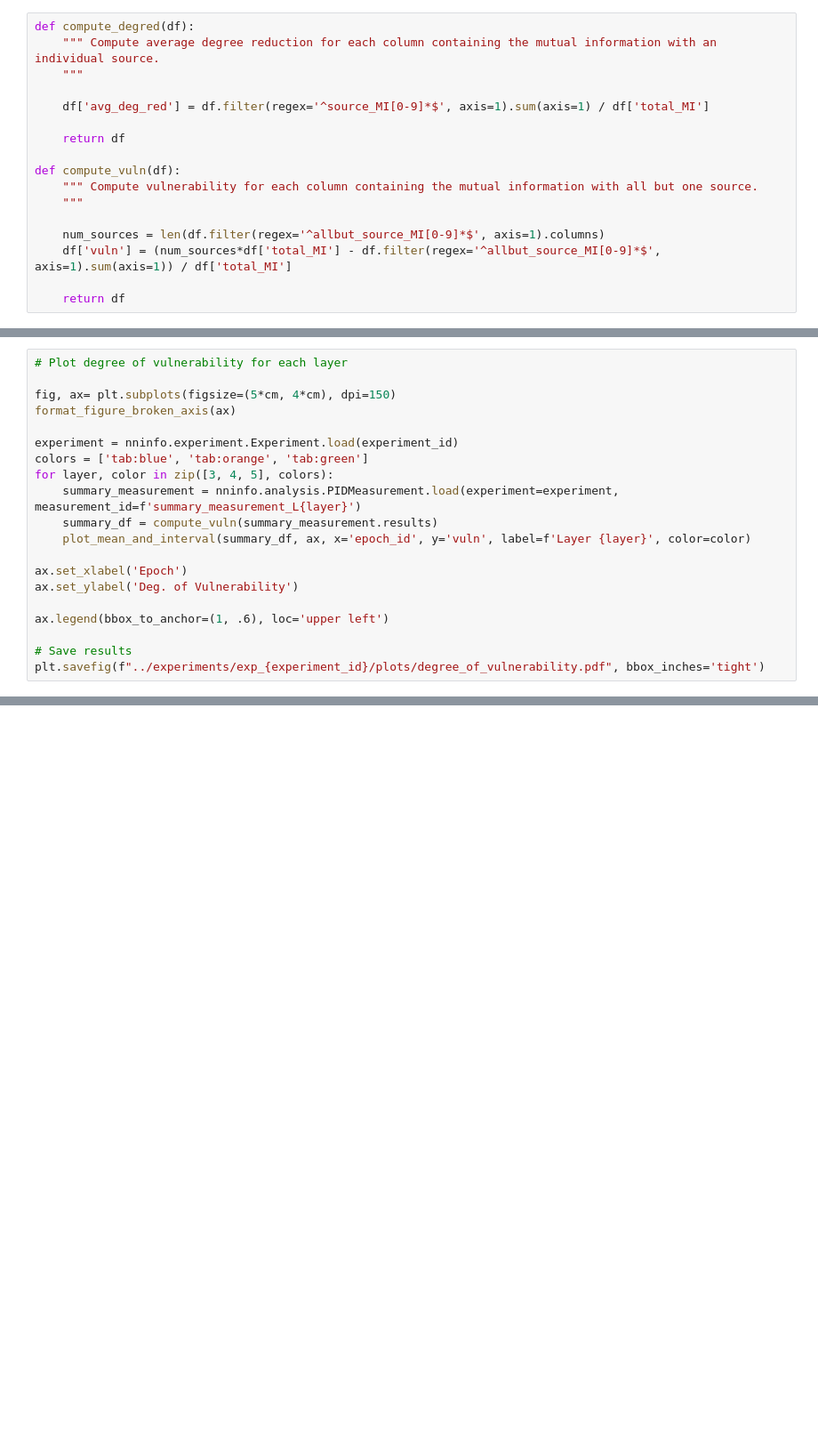
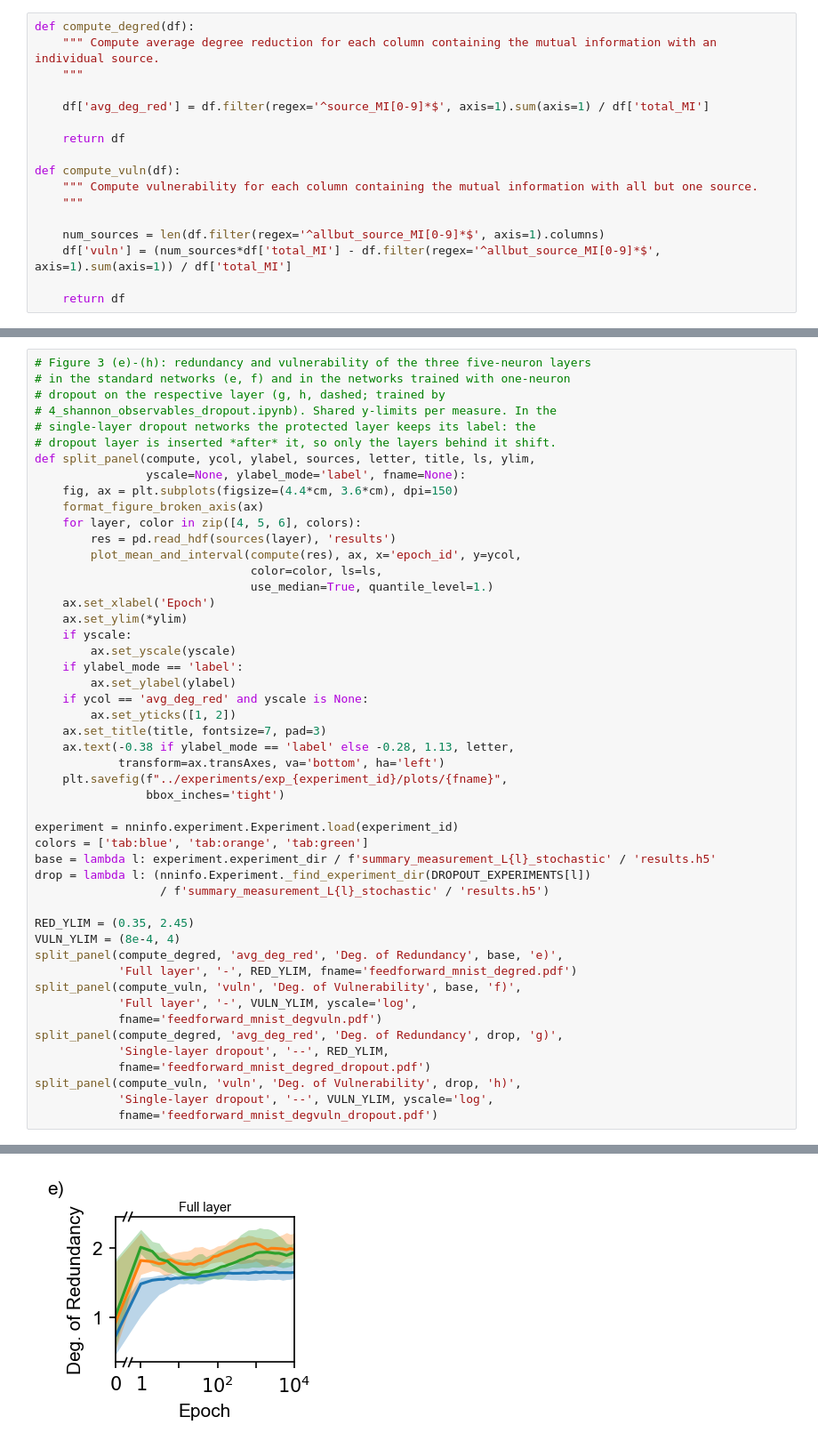
Before and after one commit to Priesemann-Group/nninfo, a Jupyter notebook: shannon_observables_scripts/1_shannon_observables_mnist.ipynb, the cells around one changed output, grey strips where cells are left out. Shown at 89% size. Cells and saved outputs as stored; diff of their text form; blank space fills up the shorter version.

```diff
--- a/shannon_observables_scripts/1_shannon_observables_mnist.ipynb
+++ b/shannon_observables_scripts/1_shannon_observables_mnist.ipynb
@@ -189,20 +295,50 @@ plt.savefig(f"../experiments/exp_{experiment_id}/plots/degree_of_redundancy.pdf"
-# %%
-# Plot degree of vulnerability for each layer
-
-fig, ax= plt.subplots(figsize=(5*cm, 4*cm), dpi=150)
-format_figure_broken_axis(ax)
-
-experiment = nninfo.experiment.Experiment.load(experiment_id)
-colors = ['tab:blue', 'tab:orange', 'tab:green']
-for layer, color in zip([3, 4, 5], colors):
-    summary_measurement = nninfo.analysis.PIDMeasurement.load(experiment=experiment, measurement_id=f'summary_measurement_L{layer}')
-    summary_df = compute_vuln(summary_measurement.results)
-    plot_mean_and_interval(summary_df, ax, x='epoch_id', y='vuln', label=f'Layer {layer}', color=color)
-
-ax.set_xlabel('Epoch')
-ax.set_ylabel('Deg. of Vulnerability')
-
-ax.legend(bbox_to_anchor=(1, .6), loc='upper left')
-
-# Save results
-plt.savefig(f"../experiments/exp_{experiment_id}/plots/degree_of_vulnerability.pdf", bbox_inches='tight')
+# %%
+# Figure 3 (e)-(h): redundancy and vulnerability of the three five-neuron layers
+# in the standard networks (e, f) and in the networks trained with one-neuron
+# dropout on the respective layer (g, h, dashed; trained by
+# 4_shannon_observables_dropout.ipynb). Shared y-limits per measure. In the
+# single-layer dropout networks the protected layer keeps its label: the
+# dropout layer is inserted *after* it, so only the layers behind it shift.
+def split_panel(compute, ycol, ylabel, sources, letter, title, ls, ylim,
+                yscale=None, ylabel_mode='label', fname=None):
+    fig, ax = plt.subplots(figsize=(4.4*cm, 3.6*cm), dpi=150)
+    format_figure_broken_axis(ax)
+    for layer, color in zip([4, 5, 6], colors):
+        res = pd.read_hdf(sources(layer), 'results')
+        plot_mean_and_interval(compute(res), ax, x='epoch_id', y=ycol,
+                               color=color, ls=ls,
+                               use_median=True, quantile_level=1.)
+    ax.set_xlabel('Epoch')
+    ax.set_ylim(*ylim)
+    if yscale:
+        ax.set_yscale(yscale)
+    if ylabel_mode == 'label':
+        ax.set_ylabel(ylabel)
+    if ycol == 'avg_deg_red' and yscale is None:
+        ax.set_yticks([1, 2])
+    ax.set_title(title, fontsize=7, pad=3)
+    ax.text(-0.38 if ylabel_mode == 'label' else -0.28, 1.13, letter,
+            transform=ax.transAxes, va='bottom', ha='left')
+    plt.savefig(f"../experiments/exp_{experiment_id}/plots/{fname}",
+                bbox_inches='tight')
+
+experiment = nninfo.experiment.Experiment.load(experiment_id)
+colors = ['tab:blue', 'tab:orange', 'tab:green']
+base = lambda l: experiment.experiment_dir / f'summary_measurement_L{l}_stochastic' / 'results.h5'
+drop = lambda l: (nninfo.Experiment._find_experiment_dir(DROPOUT_EXPERIMENTS[l])
+                  / f'summary_measurement_L{l}_stochastic' / 'results.h5')
+
+RED_YLIM = (0.35, 2.45)
+VULN_YLIM = (8e-4, 4)
+split_panel(compute_degred, 'avg_deg_red', 'Deg. of Redundancy', base, 'e)',
+            'Full layer', '-', RED_YLIM, fname='feedforward_mnist_degred.pdf')
+split_panel(compute_vuln, 'vuln', 'Deg. of Vulnerability', base, 'f)',
+            'Full layer', '-', VULN_YLIM, yscale='log',
+            fname='feedforward_mnist_degvuln.pdf')
+split_panel(compute_degred, 'avg_deg_red', 'Deg. of Redundancy', drop, 'g)',
+            'Single-layer dropout', '--', RED_YLIM,
+            fname='feedforward_mnist_degred_dropout.pdf')
+split_panel(compute_vuln, 'vuln', 'Deg. of Vulnerability', drop, 'h)',
+            'Single-layer dropout', '--', VULN_YLIM, yscale='log',
+            fname='feedforward_mnist_degvuln_dropout.pdf')
+# %% [output]
@@ -208,0 +350 @@ plt.savefig(f"../experiments/exp_{experiment_id}/plots/degree_of_vulnerability.p
+[figure, added]
```
Also changed, not shown: parts of 20 cells of this notebook, 4 other files.
